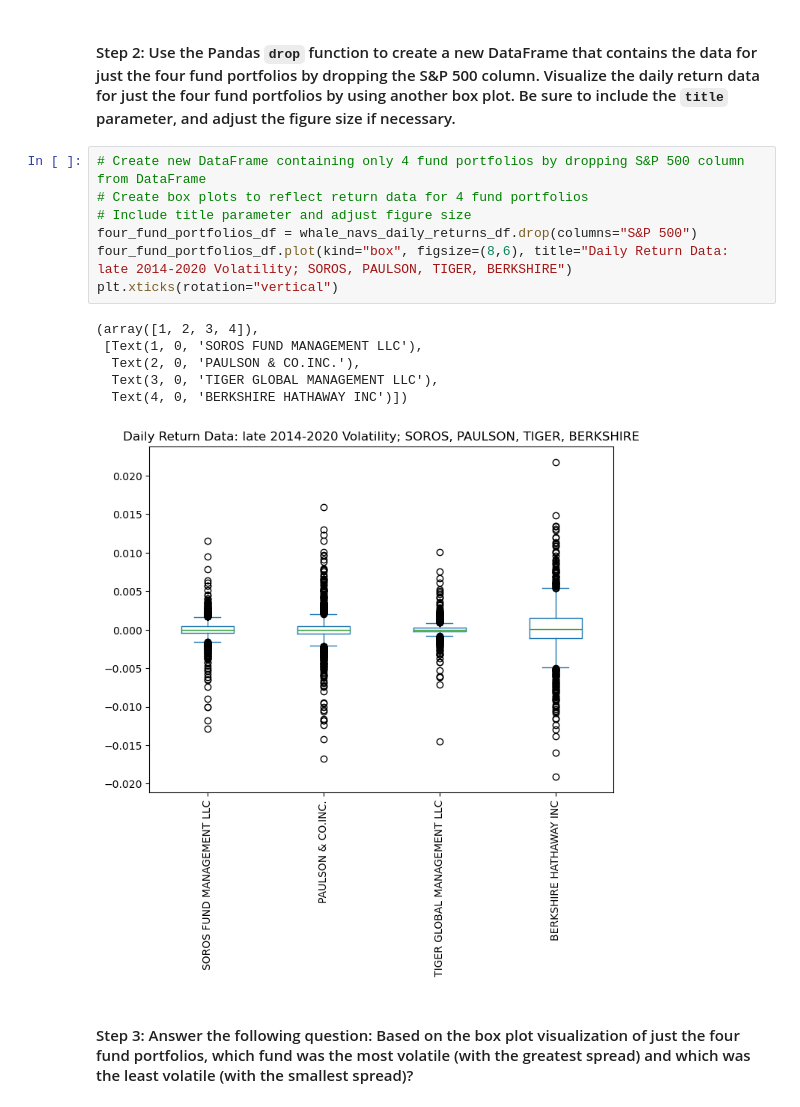
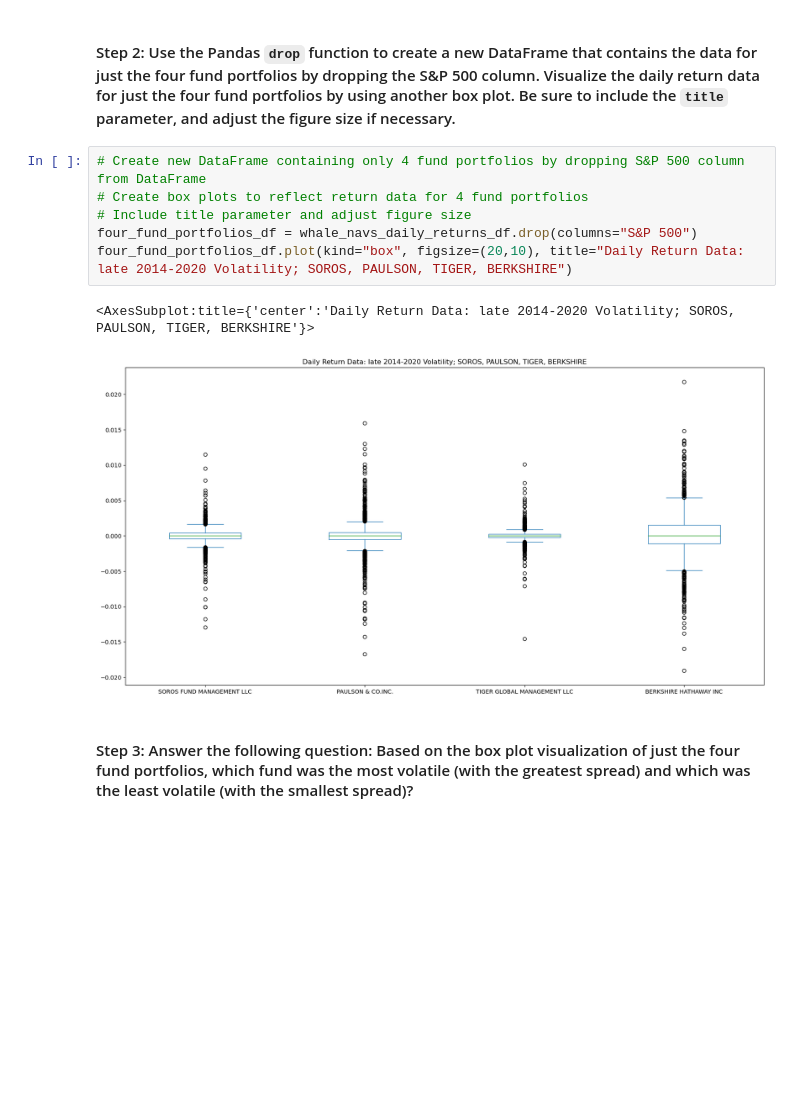
Before and after one commit to djohnst914/Risk_Analysis_Investment_Opportunities, a Jupyter notebook: risk_return_analysis.ipynb, the cells around one changed output. Cells and saved outputs as stored; diff of their text form; blank space fills up the shorter version.

Commit message:
analyze risk return profiles

```diff
--- a/risk_return_analysis.ipynb
+++ b/risk_return_analysis.ipynb
@@ -242,17 +242,12 @@ plt.xticks(rotation="vertical")
 # %%
 # Create new DataFrame containing only 4 fund portfolios by dropping S&P 500 column from DataFrame
 # Create box plots to reflect return data for 4 fund portfolios
 # Include title parameter and adjust figure size
 four_fund_portfolios_df = whale_navs_daily_returns_df.drop(columns="S&P 500")
-four_fund_portfolios_df.plot(kind="box", figsize=(8,6), title="Daily Return Data: late 2014-2020 Volatility; SOROS, PAULSON, TIGER, BERKSHIRE")
-plt.xticks(rotation="vertical")
+four_fund_portfolios_df.plot(kind="box", figsize=(20,10), title="Daily Return Data: late 2014-2020 Volatility; SOROS, PAULSON, TIGER, BERKSHIRE")
 # %% [output]
-(array([1, 2, 3, 4]),
- [Text(1, 0, 'SOROS FUND MANAGEMENT LLC'),
-  Text(2, 0, 'PAULSON & CO.INC.'),
-  Text(3, 0, 'TIGER GLOBAL MANAGEMENT LLC'),
-  Text(4, 0, 'BERKSHIRE HATHAWAY INC')])
+<AxesSubplot:title={'center':'Daily Return Data: late 2014-2020 Volatility; SOROS, PAULSON, TIGER, BERKSHIRE'}>
-[figure, old version]
+[figure, new version]
 # %% [markdown]
 #### Step 3: Answer the following question: Based on the box plot visualization of just the four fund portfolios, which fund was the most volatile (with the greatest spread) and which was the least volatile (with the smallest spread)?
 # %% [markdown]
```
Also changed, not shown: parts of 5 cells of this notebook.
